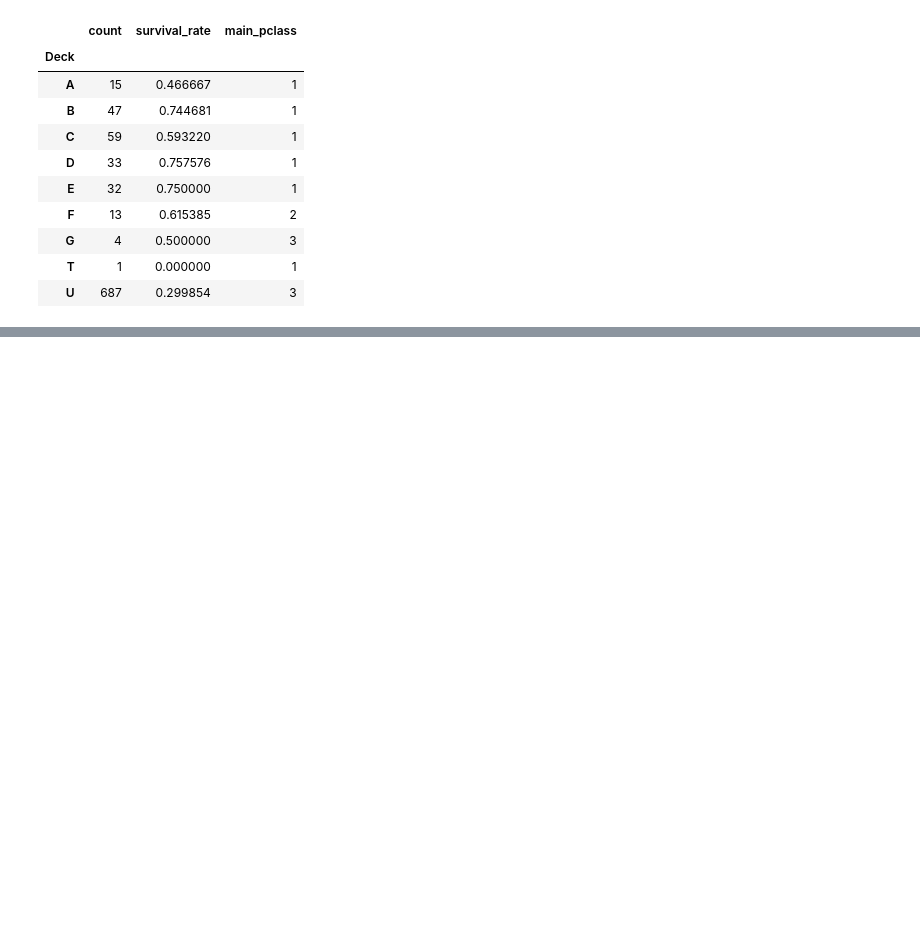
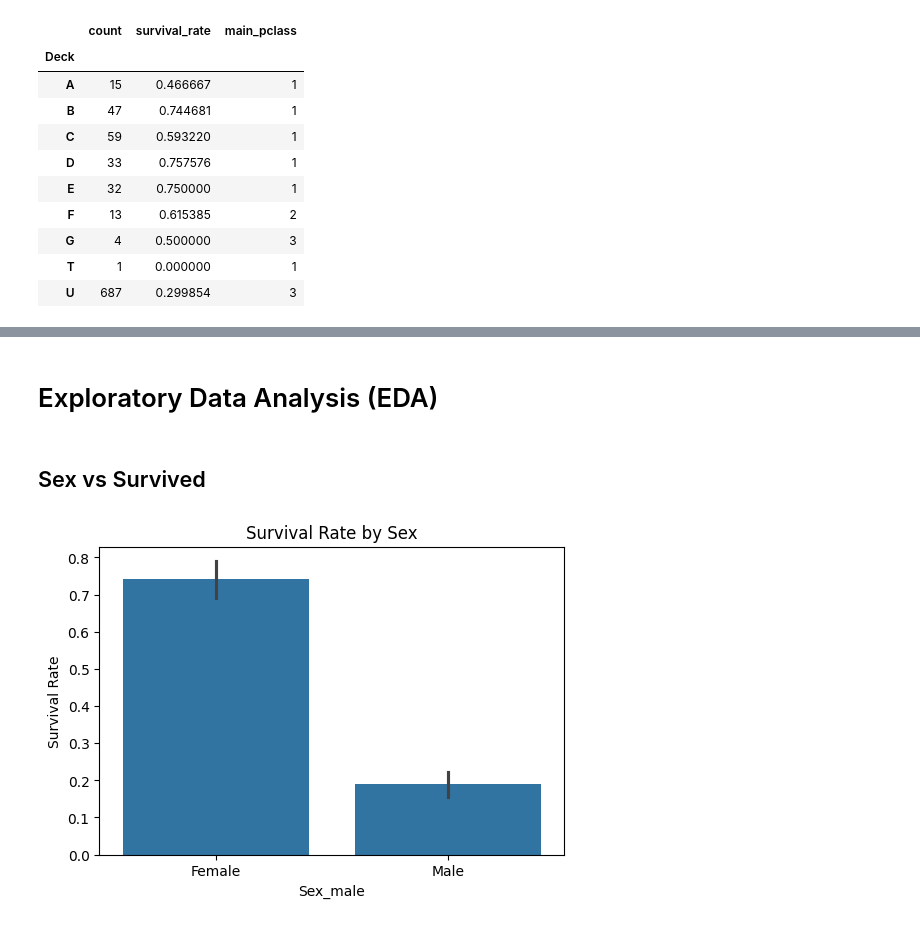
Before and after one commit to k-workproject/data-skills-roadmap, a Jupyter notebook: python-project/titanic_survival_prediction.ipynb, the cells around one changed output, grey strips where cells are left out. Cells and saved outputs as stored; diff of their text form; code cells hidden in the pictures; blank space fills up the shorter version.

```diff
--- a/python-project/titanic_survival_prediction.ipynb
+++ b/python-project/titanic_survival_prediction.ipynb
@@ -219,0 +340,10 @@ train_data.groupby('Deck').agg(
+# %%
+# ขั้นที่ 1: รวม title ที่มีความหมายตรงกันก่อน
+train_data['Title'] = train_data['Title'].replace({'Mlle': 'Miss', 'Ms': 'Miss', 'Mme': 'Mrs'})
+
+# ขั้นที่ 2: ค่อยรวมกลุ่มที่เหลือซึ่งพบน้อยเป็น Rare
+title_counts = train_data['Title'].value_counts()
+rare_titles = title_counts[title_counts < 10].index
+train_data['Title'] = train_data['Title'].replace(rare_titles, 'Rare')
+
+print(train_data['Title'].value_counts())
@@ -219,0 +360,5 @@ train_data.groupby('Deck').agg(
+# %%
+train_data['FamilySize'] = train_data['SibSp'] + train_data['Parch'] + 1
+train_data['IsAlone'] = (train_data['FamilySize'] == 1).astype(int)
+
+train_data[['SibSp', 'Parch', 'FamilySize', 'IsAlone']].head()
@@ -219,0 +387,3 @@ train_data.groupby('Deck').agg(
+# %%
+train_data = pd.get_dummies(train_data, columns=['Sex', 'Embarked', 'Deck', 'Title'], drop_first=True)
+train_data.head()
@@ -219,0 +418,3 @@ train_data.groupby('Deck').agg(
+# %%
+train_data['Pclass'] = train_data['Pclass'].astype(int)
+train_data = train_data.drop(['Name', 'Ticket'], axis=1)
@@ -219,0 +441,13 @@ train_data.groupby('Deck').agg(
+# %% [markdown]
+# Exploratory Data Analysis (EDA)
+# %% [markdown]
+## Sex vs Survived
+# %%
+plt.figure(figsize=(6, 4))
+sns.barplot(data=train_data, x='Sex_male', y='Survived')
+plt.xticks([0, 1], ['Female', 'Male'])
+plt.title('Survival Rate by Sex')
+plt.ylabel('Survival Rate')
+plt.show()
+# %% [output]
+[figure, added]
```
Also changed, not shown: parts of 36 cells of this notebook.
